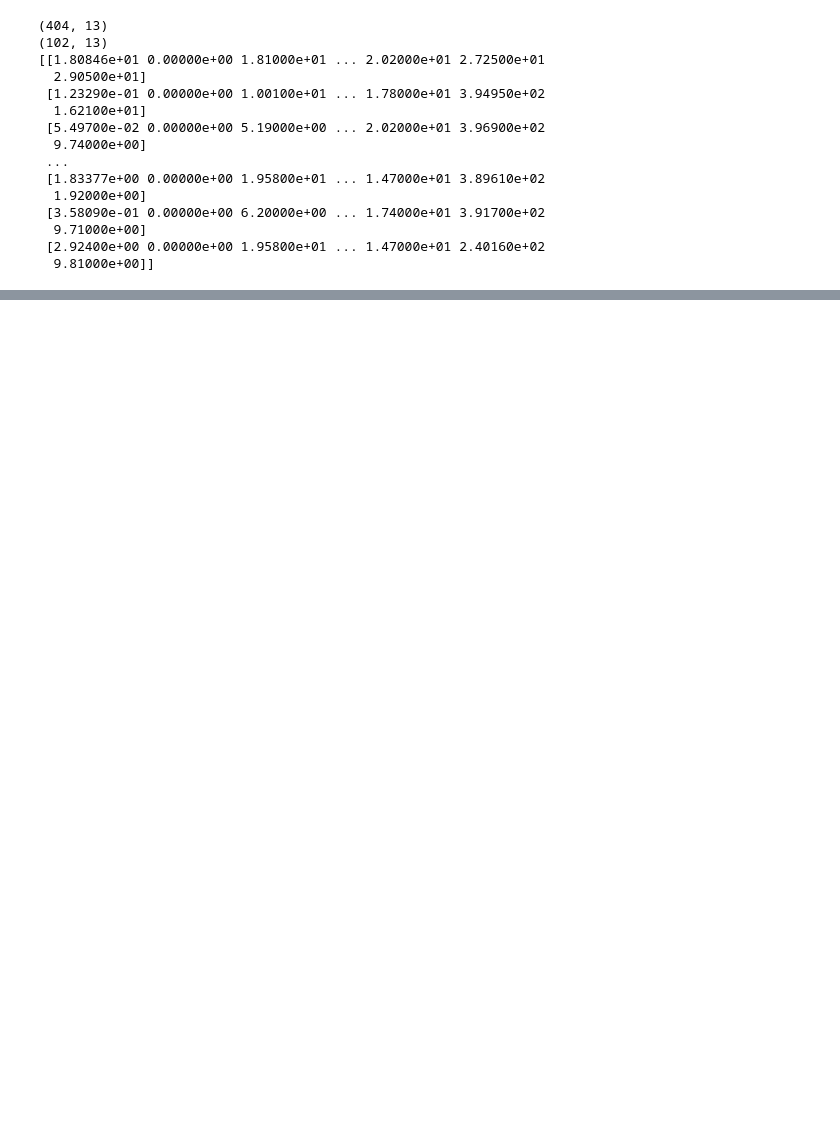
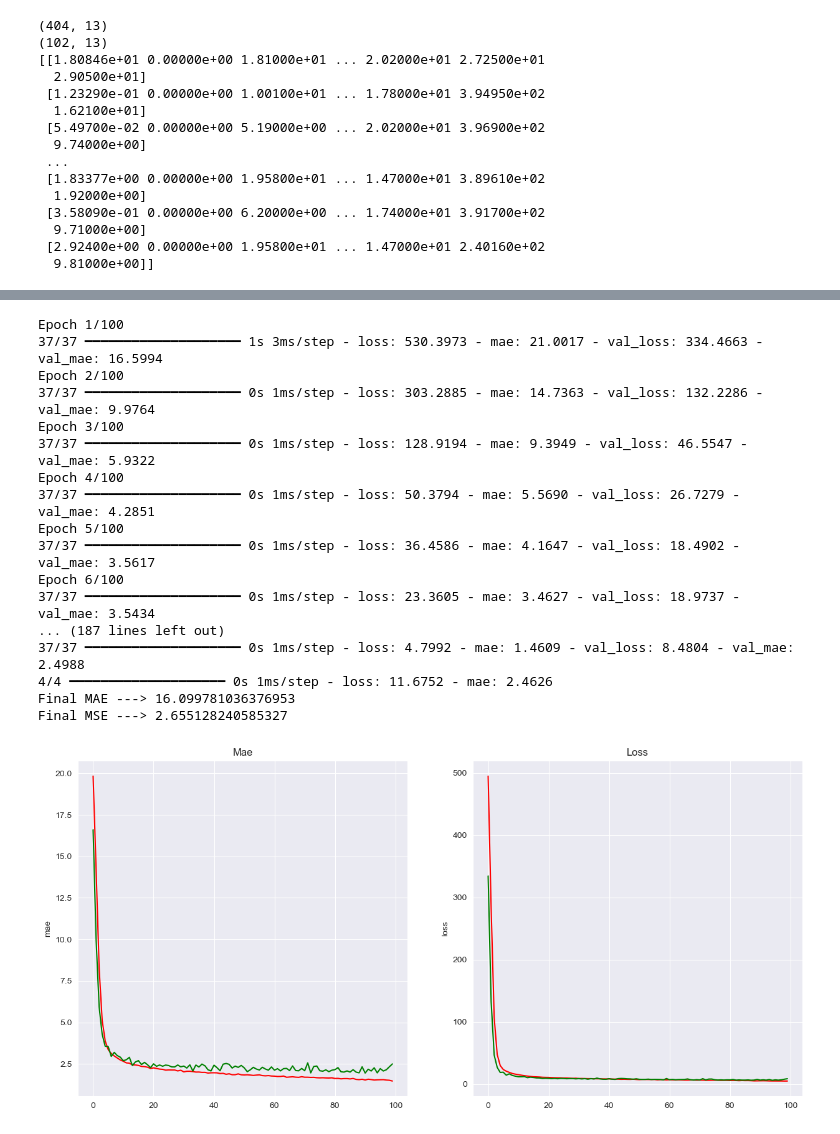
Before and after one commit to AlexanderVitMor/AI_systems, a Jupyter notebook: PAIS_labs/houses_lab3.ipynb, the cells around one changed output, grey strips where cells are left out. Saved outputs shown, nothing was run; the diff lists cells and outputs as text; code cells hidden in the pictures; blank space fills up the shorter version.

```diff
--- a/PAIS_labs/houses_lab3.ipynb
+++ b/PAIS_labs/houses_lab3.ipynb
@@ -100,0 +119,23 @@ def hand_cross_validation_model(k: int = 4, num_epochs: int = 100, batch_size: i
+# %%
+def final_evaluation(num_epochs: int = 100, batch_size: int = 10):
+    model_without_CV = build_regression_model()
+    train_data, test_data = standardize(train_x, test_x)
+
+    history = model_without_CV.fit(train_data, train_y, epochs=num_epochs, batch_size=batch_size, validation_split=0.1)
+
+    history_df = pd.DataFrame(history.history)
+
+    fig, axes = plt.subplots(1, 2, figsize=(15,7))
+
+    sns.lineplot(data=history_df['mae'], ax=axes[0], color='red')
+    sns.lineplot(data=history_df['val_mae'], ax=axes[0],  color='green')
+    axes[0].set_title('Mae')
+
+    sns.lineplot(data=history_df['loss'], ax=axes[1], color='red')
+    sns.lineplot(data=history_df['val_loss'], ax=axes[1], color='green')
+    axes[1].set_title('Loss')
+
+    final_mae, final_mse = model_without_CV.evaluate(test_data, test_y)
+
+    print(f'Final MAE ---> {final_mae}')
+    print(f'Final MSE ---> {final_mse}')
@@ -118,0 +174,21 @@ WARNING:tensorflow:5 out of the last 13 calls to <function TensorFlowTrainer.mak
+# %%
+final_evaluation()
+# %% [output]
+Epoch 1/100
+37/37 ━━━━━━━━━━━━━━━━━━━━ 1s 3ms/step - loss: 530.3973 - mae: 21.0017 - val_loss: 334.4663 - val_mae: 16.5994
+Epoch 2/100
+37/37 ━━━━━━━━━━━━━━━━━━━━ 0s 1ms/step - loss: 303.2885 - mae: 14.7363 - val_loss: 132.2286 - val_mae: 9.9764
+Epoch 3/100
+37/37 ━━━━━━━━━━━━━━━━━━━━ 0s 1ms/step - loss: 128.9194 - mae: 9.3949 - val_loss: 46.5547 - val_mae: 5.9322
+Epoch 4/100
+37/37 ━━━━━━━━━━━━━━━━━━━━ 0s 1ms/step - loss: 50.3794 - mae: 5.5690 - val_loss: 26.7279 - val_mae: 4.2851
+Epoch 5/100
+37/37 ━━━━━━━━━━━━━━━━━━━━ 0s 1ms/step - loss: 36.4586 - mae: 4.1647 - val_loss: 18.4902 - val_mae: 3.5617
+Epoch 6/100
+37/37 ━━━━━━━━━━━━━━━━━━━━ 0s 1ms/step - loss: 23.3605 - mae: 3.4627 - val_loss: 18.9737 - val_mae: 3.5434
+... (187 lines left out)
+37/37 ━━━━━━━━━━━━━━━━━━━━ 0s 1ms/step - loss: 4.7992 - mae: 1.4609 - val_loss: 8.4804 - val_mae: 2.4988
+4/4 ━━━━━━━━━━━━━━━━━━━━ 0s 1ms/step - loss: 11.6752 - mae: 2.4626
+Final MAE ---> 16.099781036376953
+Final MSE ---> 2.655128240585327
+[figure, added]
```
Also changed, not shown: parts of 16 cells of this notebook, 2 other files.
